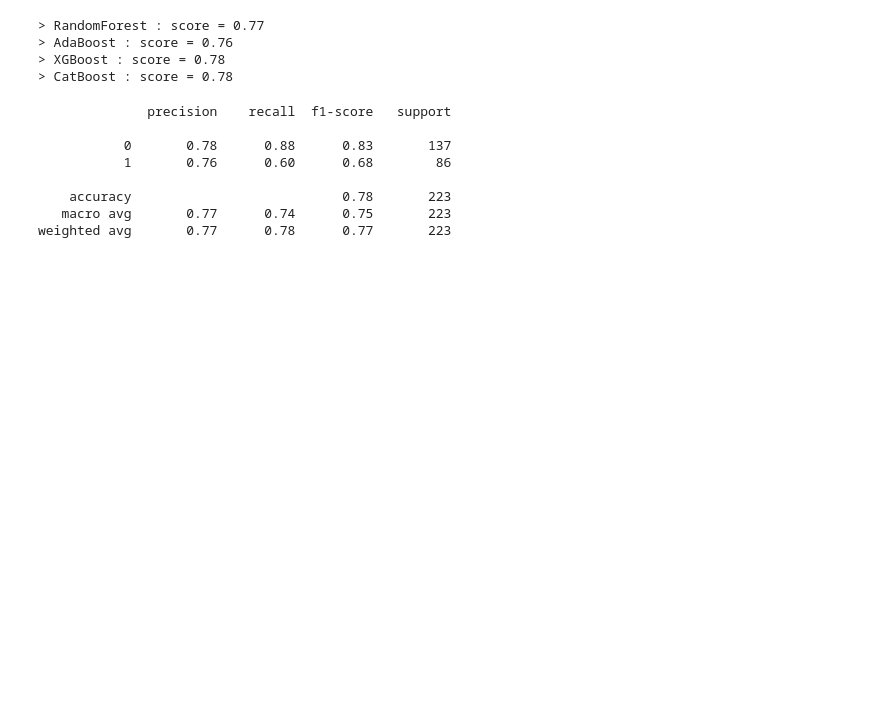
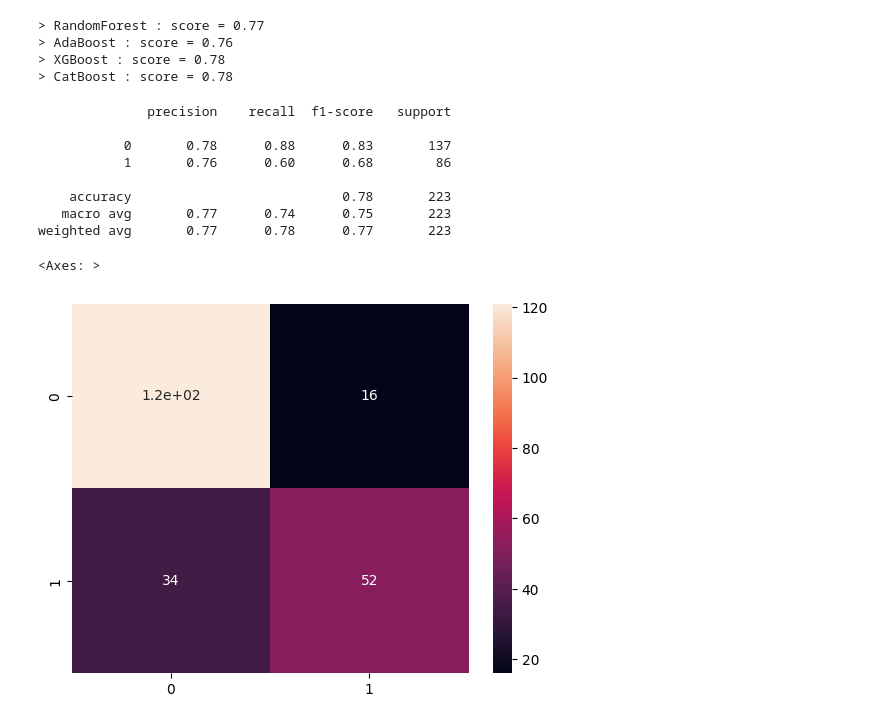
Before and after one commit to akou97/Kaggle, a Jupyter notebook: Titanic/EDA.ipynb, the cells around one changed output. Cells and saved outputs as stored; diff of their text form; code cells hidden in the pictures; blank space fills up the shorter version.

```diff
--- a/Titanic/EDA.ipynb
+++ b/Titanic/EDA.ipynb
@@ -174,6 +174,7 @@ for name, model in models.items():
 > CatBoost : score = 0.78
 # %%
 y_pred_test = model.predict(X_test)
+conf_matrix = confusion_matrix(y_test, y_pred_test)
 print(classification_report(y_test, y_pred_test))
 # %% [output]
               precision    recall  f1-score   support
@@ -184,3 +185,8 @@ print(classification_report(y_test, y_pred_test))
     accuracy                           0.78       223
    macro avg       0.77      0.74      0.75       223
 weighted avg       0.77      0.78      0.77       223
+# %%
+sns.heatmap(conf_matrix, annot=True,  annot_kws={"size": 10})
+# %% [output]
+<Axes: >
+[figure, added]
```
Also changed, not shown: parts of 5 cells of this notebook.
